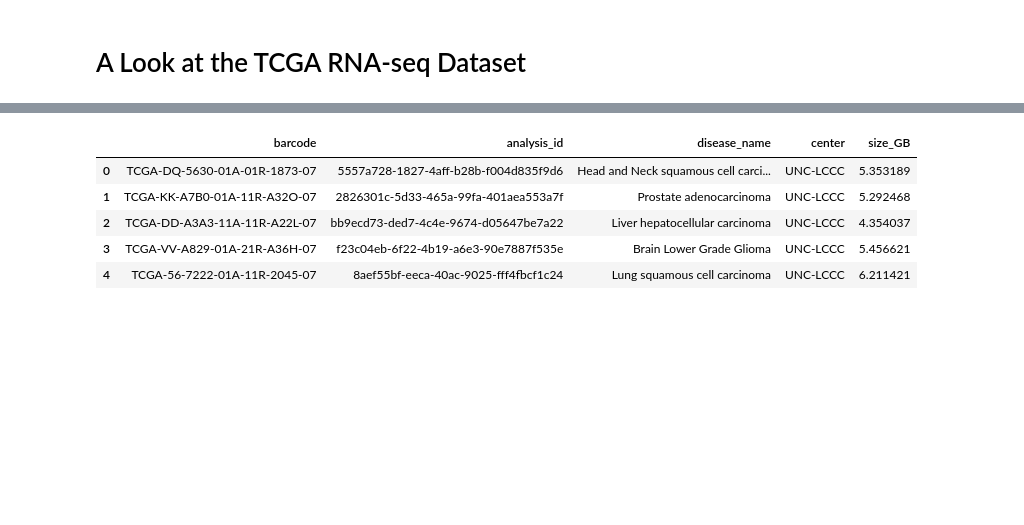
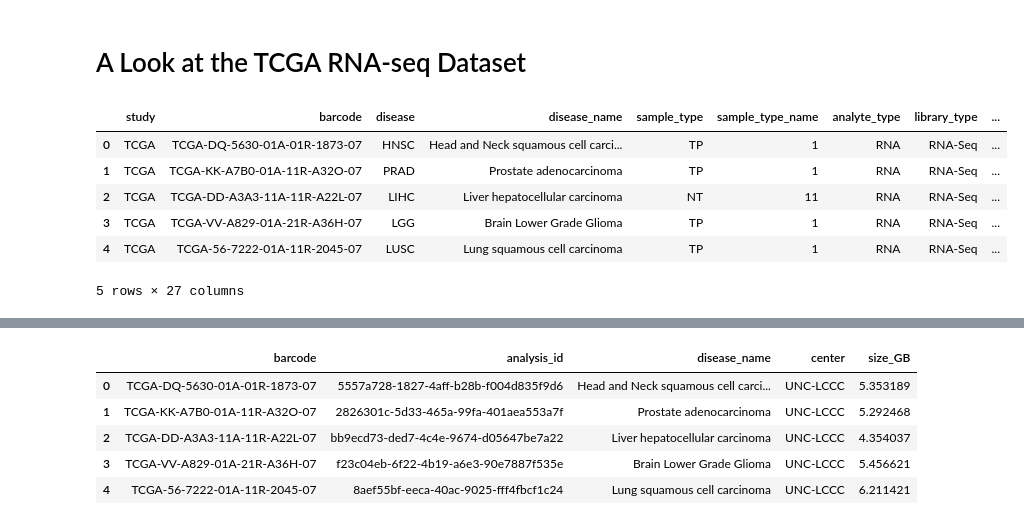
Before and after one commit to jvivian/ipython_notebooks, a Jupyter notebook: tcga_rnaseq_analysis/TCGA rna-seq analysis.ipynb, the cells around one changed output, grey strips where cells are left out. Cells and saved outputs as stored; diff of their text form; code cells hidden in the pictures; blank space fills up the shorter version.

Commit message:
tcga rnaseq analysis update

```diff
--- a/tcga_rnaseq_analysis/TCGA rna-seq analysis.ipynb
+++ b/tcga_rnaseq_analysis/TCGA rna-seq analysis.ipynb
@@ -17,3 +17,13 @@ css = open('style-table.css').read() + open('style-notebook.css').read()
 HTML('<style>{}</style>'.format(css))
 # %%
 df = pd.read_table('unaligned.tsv', sep='\t')
+# %%
+df.head()
+# %% [output]
+|  | study | barcode | disease | disease_name | sample_type | sample_type_name | analyte_type | library_type | ... |
+| 0 | TCGA | TCGA-DQ-5630-01A-01R-1873-07 | HNSC | Head and Neck squamous cell carci... | TP | 1 | RNA | RNA-Seq | ... |
+| 1 | TCGA | TCGA-KK-A7B0-01A-11R-A32O-07 | PRAD | Prostate adenocarcinoma | TP | 1 | RNA | RNA-Seq | ... |
+| 2 | TCGA | TCGA-DD-A3A3-11A-11R-A22L-07 | LIHC | Liver hepatocellular carcinoma | NT | 11 | RNA | RNA-Seq | ... |
+| 3 | TCGA | TCGA-VV-A829-01A-21R-A36H-07 | LGG | Brain Lower Grade Glioma | TP | 1 | RNA | RNA-Seq | ... |
+| 4 | TCGA | TCGA-56-7222-01A-11R-2045-07 | LUSC | Lung squamous cell carcinoma | TP | 1 | RNA | RNA-Seq | ... |
+5 rows × 27 columns
```
Also changed, not shown: parts of 6 cells of this notebook, 1 other file.
